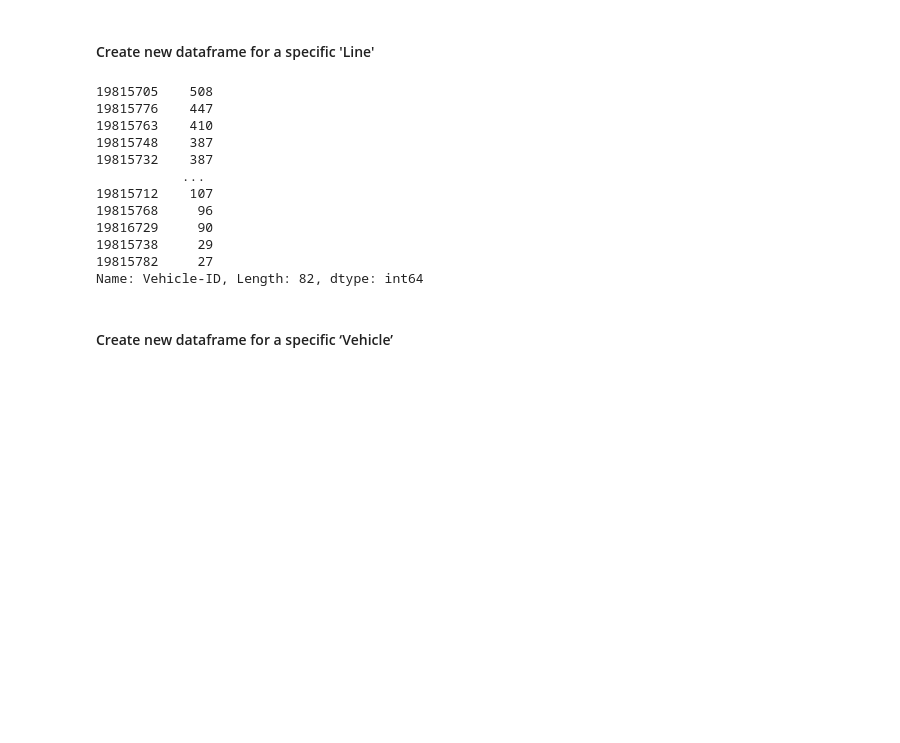
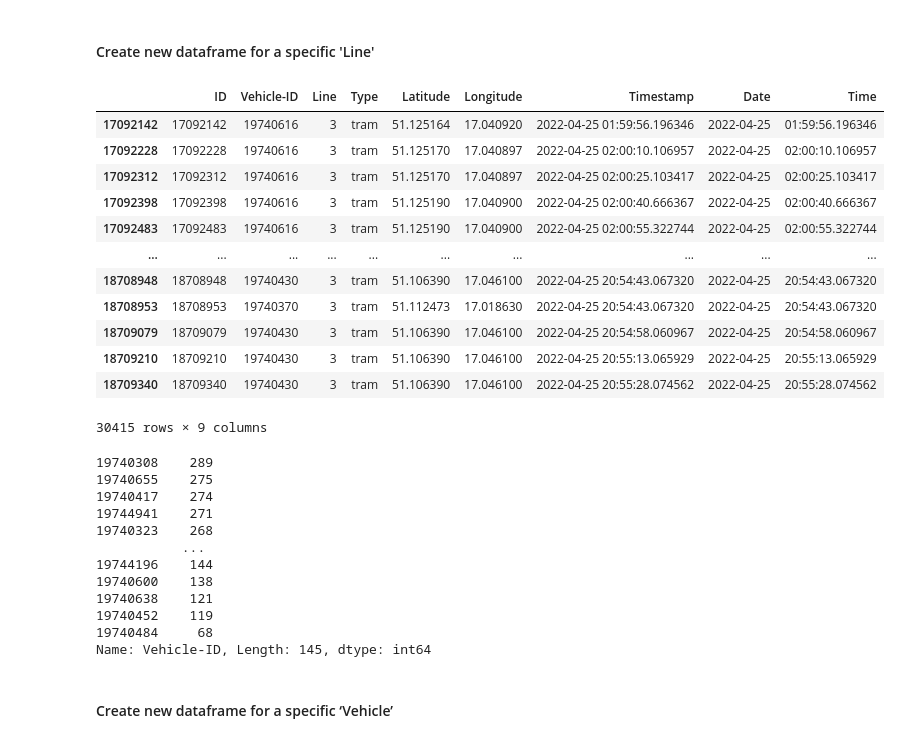
Before and after one commit to astrid-schindler/Wroclaw-Public-Transport-Exploration, a Jupyter notebook: notebooks/exploration.ipynb, the cells around one changed output. Saved outputs shown, nothing was run; the diff lists cells and outputs as text; code cells hidden in the pictures; blank space fills up the shorter version.

```diff
--- a/notebooks/exploration.ipynb
+++ b/notebooks/exploration.ipynb
@@ -202,26 +216,40 @@ sns.lineplot(x="Timestamp", y="Count", hue="Type", data=type_df);
 # %%
 # CREATE NEW DATAFRAME
 line_df = pd.DataFrame()
 
 # WRITE DATA OF A SPECIFIC LINE IN NEW DATAFRAME
-line_df = time_df[time_df['Line'] == '119'] # HERE YOU CAN SET LINE
+line_df = time_df[time_df['Line'] == '3'] # HERE YOU CAN SET LINE
 line_df
+# %% [output]
+|  | ID | Vehicle-ID | Line | Type | Latitude | Longitude | Timestamp | Date | Time |
+| 17092142 | 17092142 | 19740616 | 3 | tram | 51.125164 | 17.040920 | 2022-04-25 01:59:56.196346 | 2022-04-25 | 01:59:56.196346 |
+| 17092228 | 17092228 | 19740616 | 3 | tram | 51.125170 | 17.040897 | 2022-04-25 02:00:10.106957 | 2022-04-25 | 02:00:10.106957 |
+| 17092312 | 17092312 | 19740616 | 3 | tram | 51.125170 | 17.040897 | 2022-04-25 02:00:25.103417 | 2022-04-25 | 02:00:25.103417 |
+| 17092398 | 17092398 | 19740616 | 3 | tram | 51.125190 | 17.040900 | 2022-04-25 02:00:40.666367 | 2022-04-25 | 02:00:40.666367 |
+| 17092483 | 17092483 | 19740616 | 3 | tram | 51.125190 | 17.040900 | 2022-04-25 02:00:55.322744 | 2022-04-25 | 02:00:55.322744 |
+| ... | ... | ... | ... | ... | ... | ... | ... | ... | ... |
+| 18708948 | 18708948 | 19740430 | 3 | tram | 51.106390 | 17.046100 | 2022-04-25 20:54:43.067320 | 2022-04-25 | 20:54:43.067320 |
+| 18708953 | 18708953 | 19740370 | 3 | tram | 51.112473 | 17.018630 | 2022-04-25 20:54:43.067320 | 2022-04-25 | 20:54:43.067320 |
+| 18709079 | 18709079 | 19740430 | 3 | tram | 51.106390 | 17.046100 | 2022-04-25 20:54:58.060967 | 2022-04-25 | 20:54:58.060967 |
+| 18709210 | 18709210 | 19740430 | 3 | tram | 51.106390 | 17.046100 | 2022-04-25 20:55:13.065929 | 2022-04-25 | 20:55:13.065929 |
+| 18709340 | 18709340 | 19740430 | 3 | tram | 51.106390 | 17.046100 | 2022-04-25 20:55:28.074562 | 2022-04-25 | 20:55:28.074562 |
+30415 rows × 9 columns
 # %%
 # SHOW VALUES
 line_df['Vehicle-ID'].value_counts()
 # %% [output]
-19815705    508
-19815776    447
-19815763    410
-19815748    387
-19815732    387
+19740308    289
+19740655    275
+19740417    274
+19744941    271
+19740323    268
            ...
-19815712    107
-19815768     96
-19816729     90
-19815738     29
-19815782     27
-Name: Vehicle-ID, Length: 82, dtype: int64
+19744196    144
+19740600    138
+19740638    121
+19740452    119
+19740484     68
+Name: Vehicle-ID, Length: 145, dtype: int64
 # %% [markdown]
 #### Create new dataframe for a specific ‘Vehicle’
 # %%
```
Also changed, not shown: parts of 9 cells of this notebook.
